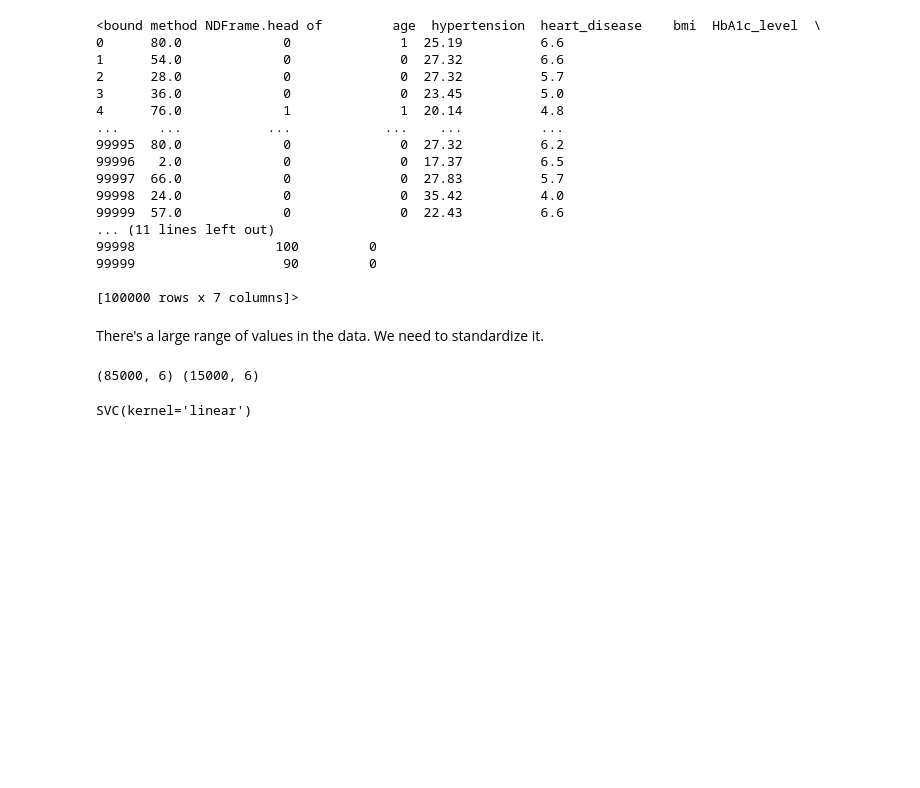
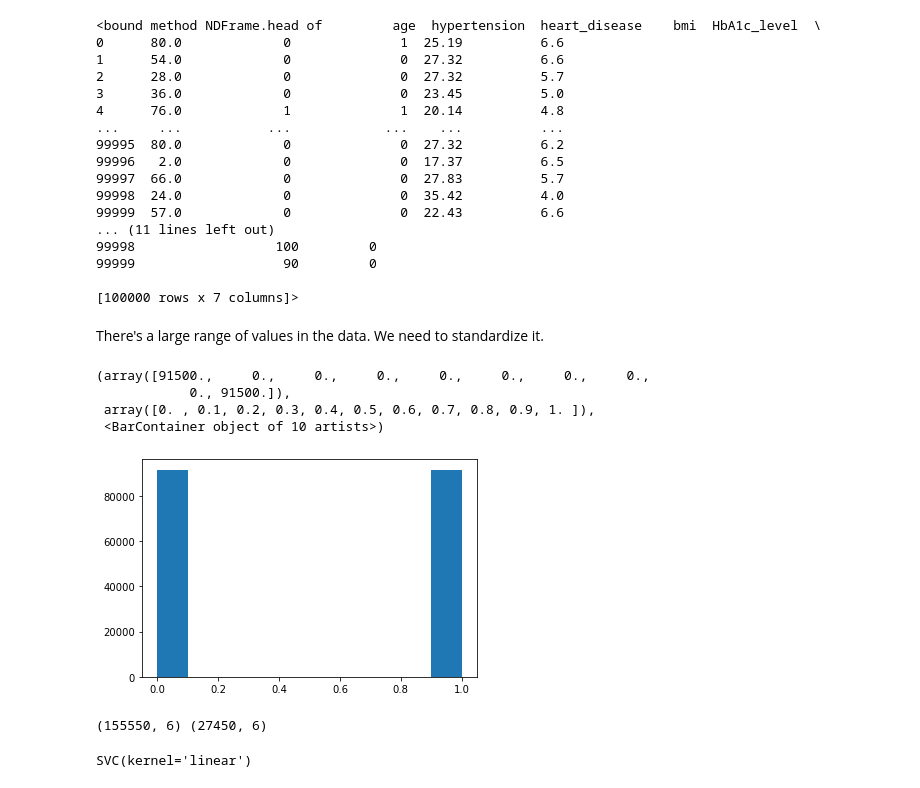
Before and after one commit to Farzan-Hussain/diabetes_prediction, a Jupyter notebook: Predicting Type-II Diabetes Occurrence Using Supervised Machine Learning.ipynb, the cells around one changed output. Saved outputs shown, nothing was run; the diff lists cells and outputs as text; code cells hidden in the pictures; blank space fills up the shorter version.

```diff
--- a/Predicting Type-II Diabetes Occurrence Using Supervised Machine Learning.ipynb
+++ b/Predicting Type-II Diabetes Occurrence Using Supervised Machine Learning.ipynb
@@ -263,17 +264,29 @@ There's a large range of values in the data. We need to standardize it.
 # %%
 # Separating data and variables
 X = diabetes.drop(columns = "diabetes", axis = 1)
 y = diabetes["diabetes"]
 
 # Since the ranges of the values spans across large values, we need to standardize the data
 scaler = StandardScaler()
 
 # Fitting data into the scaler
 scaler.fit(X)
 standardized_data = scaler.transform(X)
 
 # Reassign X to represent the standardized data
 X = standardized_data
+
+# Since we have an imbalanced dataset, let's fix that by resampling
+smote = SMOTE()
+X, y = smote.fit_resample(X, y)
+
+plt.hist(y)
+# %% [output]
+(array([91500.,     0.,     0.,     0.,     0.,     0.,     0.,     0.,
+            0., 91500.]),
+ array([0. , 0.1, 0.2, 0.3, 0.4, 0.5, 0.6, 0.7, 0.8, 0.9, 1. ]),
+ <BarContainer object of 10 artists>)
+[figure, added]
 # %%
 # Splitting the data into training and test data
 X_train, X_test, y_train, y_test = train_test_split(X, y, test_size = 0.15, stratify = y, random_state = 42)
@@ -281,7 +294,7 @@ X_train, X_test, y_train, y_test = train_test_split(X, y, test_size = 0.15, stra
 # Let's see what X_train and X_test looks like
 print(X_train.shape, X_test.shape)
 # %% [output]
-(85000, 6) (15000, 6)
+(155550, 6) (27450, 6)
 # %%
 # Training the model
 classifier = svm.SVC(kernel = "linear")
```
Also changed, not shown: parts of 5 cells of this notebook.
